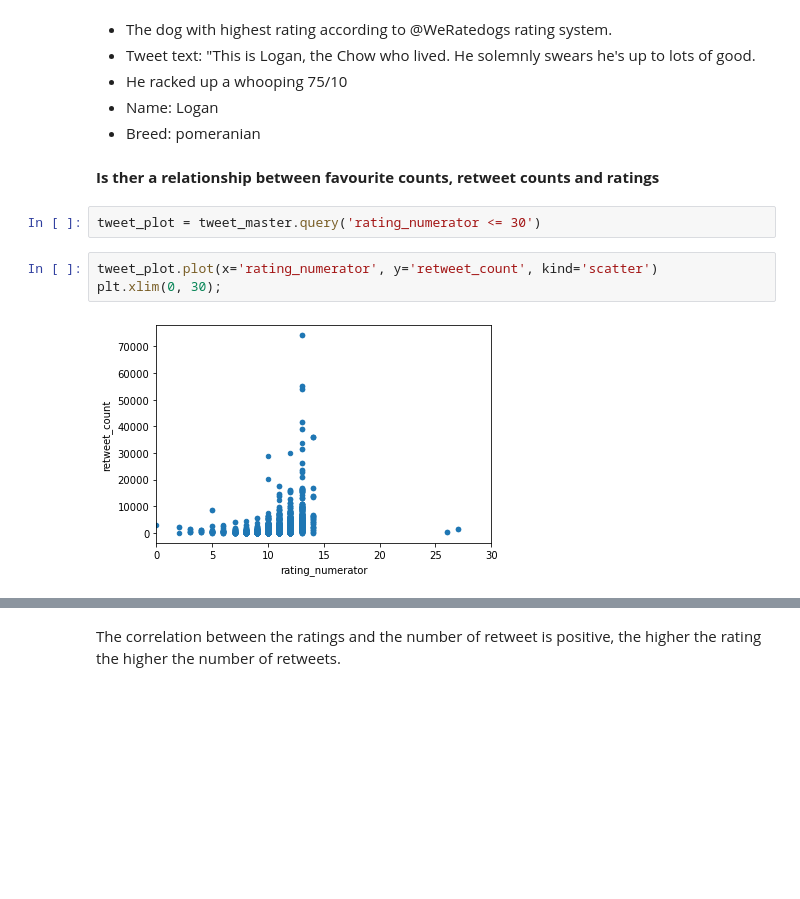
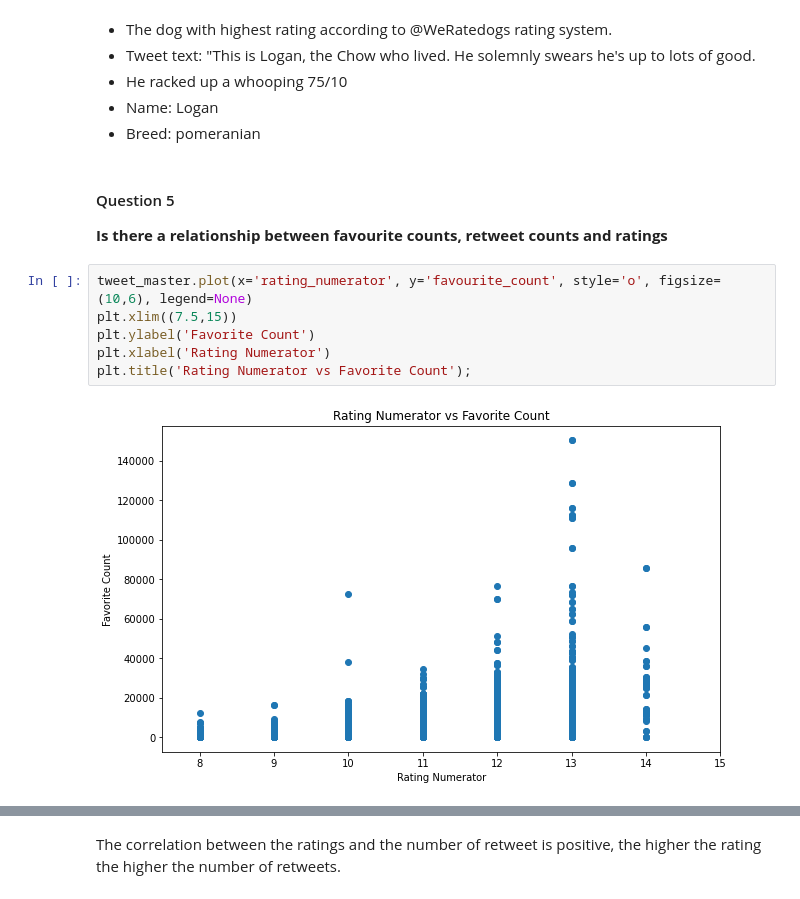
Before and after one commit to Ifyfrances/data_wrangle_analyze_project, a Jupyter notebook: wrangle_act.ipynb, the cells around one changed output, grey strips where cells are left out. Drawn from its saved outputs; the diff is of its cells as text; blank space fills up the shorter version.

```diff
--- a/wrangle_act.ipynb
+++ b/wrangle_act.ipynb
@@ -1312,11 +1321,14 @@ Image(max_rating['jpg_url'])
 - Name: Logan
 - Breed: pomeranian
 # %% [markdown]
-**Is ther a relationship between favourite counts, retweet counts and ratings**
+#### Question 5
+
+**Is there a relationship between favourite counts, retweet counts and ratings**
-# %%
-tweet_plot = tweet_master.query('rating_numerator <= 30')
-# %%
-tweet_plot.plot(x='rating_numerator', y='retweet_count', kind='scatter')
-plt.xlim(0, 30);
-# %% [output]
-[figure, removed]
+# %%
+tweet_master.plot(x='rating_numerator', y='favourite_count', style='o', figsize=(10,6), legend=None)
+plt.xlim((7.5,15))
+plt.ylabel('Favorite Count')
+plt.xlabel('Rating Numerator')
+plt.title('Rating Numerator vs Favorite Count');
+# %% [output]
+[figure, added]
```
Also changed, not shown: parts of 7 cells of this notebook, 5 other files.
